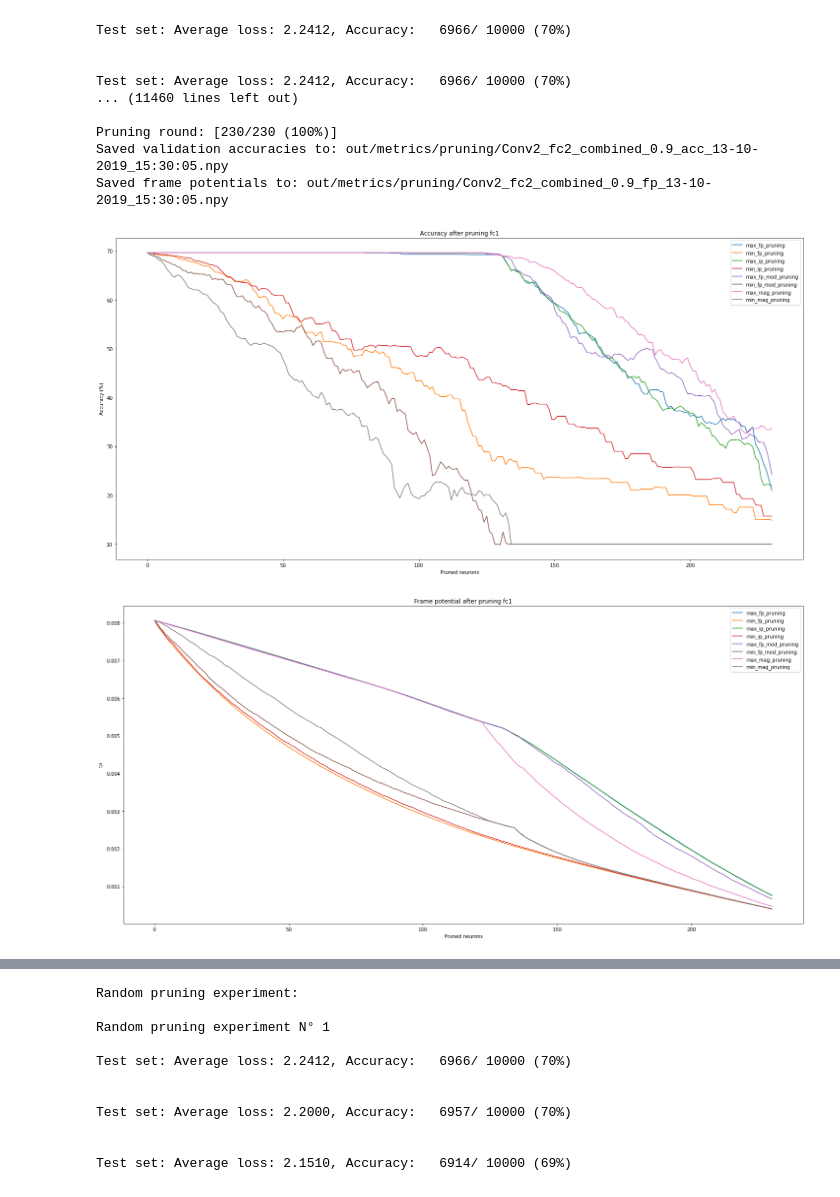
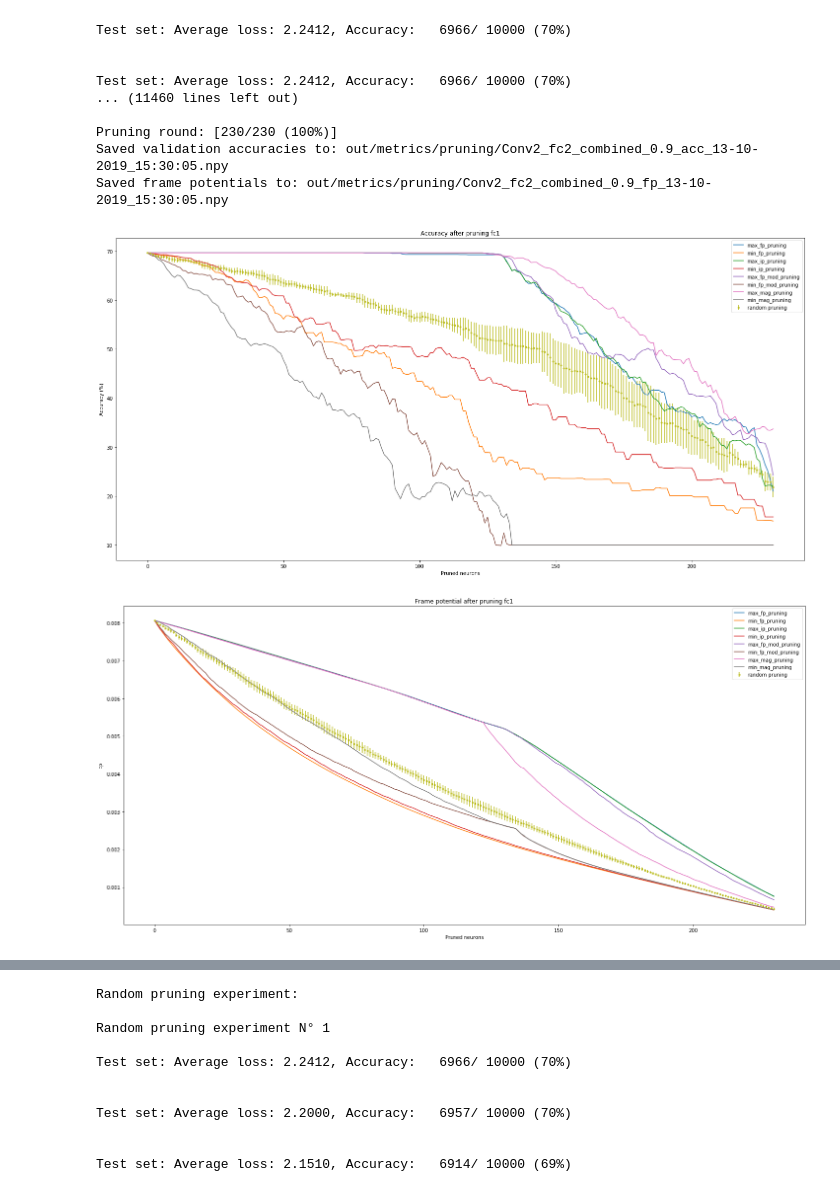
Before and after one commit to jheitmann/Neural-net-pruning, a Jupyter notebook: frame_potential.ipynb, the cells around one changed output, grey strips where cells are left out. Drawn from its saved outputs; the diff is of its cells as text; code cells hidden in the pictures.

```diff
--- a/frame_potential.ipynb
+++ b/frame_potential.ipynb
@@ -708,16 +624,16 @@ Pruning round: [230/230 (100%)]
 Saved validation accuracies to: out/metrics/pruning/Conv2_fc2_combined_0.9_acc_13-10-2019_15:30:05.npy
 Saved frame potentials to: out/metrics/pruning/Conv2_fc2_combined_0.9_fp_13-10-2019_15:30:05.npy
 # %%
-fname_exp_acc = ""
-fname_exp_fps = ""
+fname_exp_acc = "out/metrics/pruning/Conv2_fc1_random_pruning_0.9_acc_15-10-2019_16:29:12.npy"
+fname_exp_fps = "out/metrics/pruning/Conv2_fc1_random_pruning_0.9_fp_15-10-2019_16:29:13.npy"
 fname_pruning_acc = "out/metrics/pruning/Conv2_fc1_combined_0.9_acc_13-10-2019_14:17:35.npy"
 fname_pruning_fps = "out/metrics/pruning/Conv2_fc1_combined_0.9_fp_13-10-2019_14:17:35.npy"
 # %%
-draw_acc_plot('fc1', fname_exp_acc, fname_pruning_acc, fig_name="Conv2_fc1_combined_0.9_acc_13-10-2019_14:17:35")
+helpers.draw_acc_plot('fc1', fname_exp_acc, fname_pruning_acc, fig_name="Conv2_fc1_combined_0.9_acc_13-10-2019_14:17:35")
 # %% [output]
-[figure, old version]
+[figure, new version]
 # %%
-draw_fps_plot('fc1', fname_exp_fps, fname_pruning_fps, fig_name="Conv2_fc1_combined_0.9_fp_13-10-2019_14:17:35")
+helpers.draw_fps_plot('fc1', fname_exp_fps, fname_pruning_fps, fig_name="Conv2_fc1_combined_0.9_fp_13-10-2019_14:17:35")
 # %% [output]
-[figure, old version]
+[figure, new version]
 # %%
```
Also changed, not shown: parts of 78 cells of this notebook, 5 other files.
